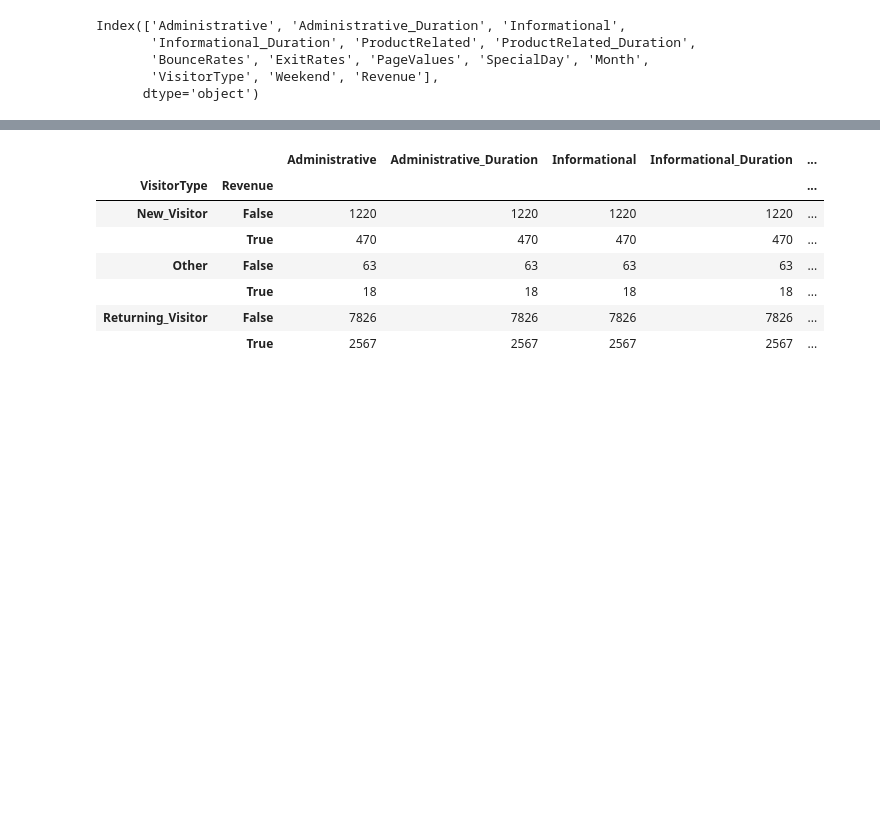
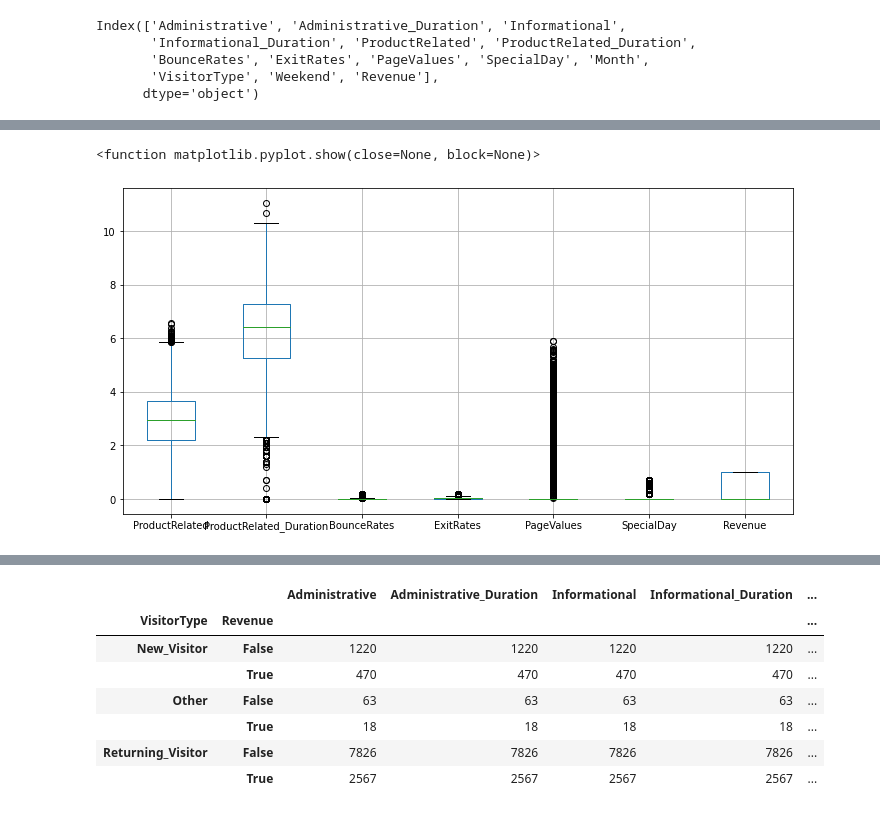
Before and after one commit to ivan-usd/panda-commerce, a Jupyter notebook: notebooks/ivanExploratoryNotebook.ipynb, the cells around one changed output, grey strips where cells are left out. Saved outputs shown, nothing was run; the diff lists cells and outputs as text; code cells hidden in the pictures; blank space fills up the shorter version.

```diff
--- a/notebooks/ivanExploratoryNotebook.ipynb
+++ b/notebooks/ivanExploratoryNotebook.ipynb
@@ -205,0 +215,6 @@ Index(['Administrative', 'Administrative_Duration', 'Informational',
+# %%
+eCommerceDF_log = eCommerceDF
+# %%
+eCommerceDF_log = eCommerceDF_log.drop(columns=['Administrative', 'Administrative_Duration', 'Informational','Informational_Duration'])
+# %%
+eCommerceDF_log = eCommerceDF_log.drop(columns=['Weekend', 'VisitorType'])
@@ -205,0 +232,11 @@ Index(['Administrative', 'Administrative_Duration', 'Informational',
+# %%
+numerics = ['float64','int64']
+for c in [c for c in eCommerceDF_log.columns if eCommerceDF_log[c].dtype in numerics]:
+    eCommerceDF_log[c] = np.log(eCommerceDF_log[c]+1)
+# %%
+plt.figure(figsize=(12,6))
+eCommerceDF_log.boxplot()
+plt.show
+# %% [output]
+<function matplotlib.pyplot.show(close=None, block=None)>
+[figure, added]
```
Also changed, not shown: parts of 4 cells of this notebook.
